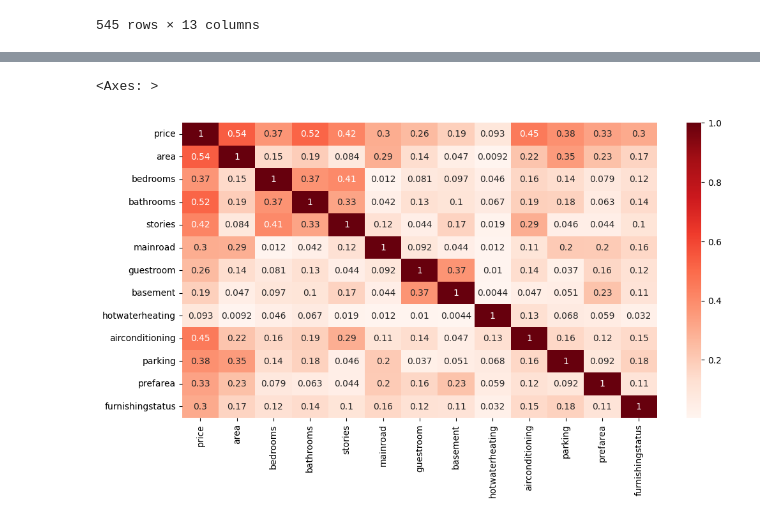
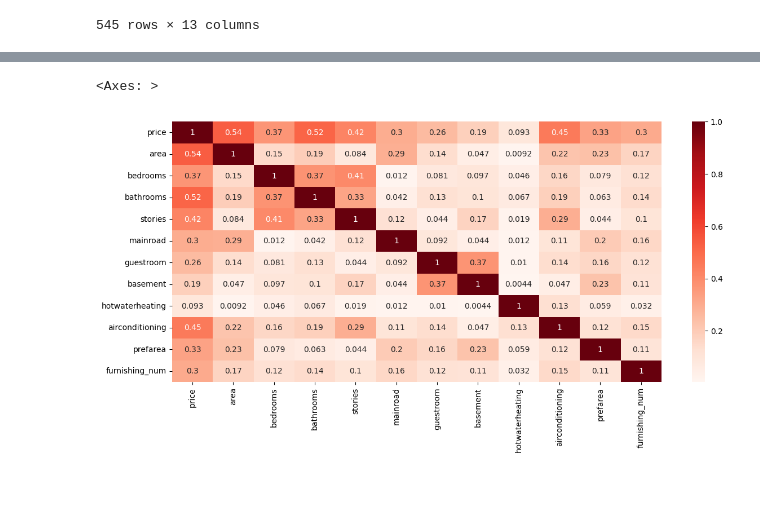
Before and after one commit to Bouji-dev/MachinLearning-Housing-price-Prediction, a Jupyter notebook: housing.ipynb, the cells around one changed output, grey strips where cells are left out. Cells and saved outputs as stored; diff of their text form; code cells hidden in the pictures; blank space fills up the shorter version.

Commit message:
visualization

```diff
--- a/housing.ipynb
+++ b/housing.ipynb
@@ -101,9 +103,6 @@ semi-furnished    227
 unfurnished       178
 furnished         140
 Name: count, dtype: int64
-# %%
-# mapping 'furnishingststus' column to numerical value  (unfurnished : 0, semi-furnished : 1 , furnished : 2)
-df['furnishingstatus'] = df['furnishingstatus'].map({'unfurnished': 0, 'semi-furnished': 1, 'furnished':2})
 # %%
 # mapping categorical columns to numerical by for loop
 for i in binary_columns.columns:
@@ -123,3 +122,12 @@ df
 | 543 | 1750000 | 2910 | 3 | 1 | 1 | 0 | 0 | 0 | 0 | ... |
 | 544 | 1750000 | 3850 | 3 | 1 | 2 | 1 | 0 | 0 | 0 | ... |
 545 rows × 13 columns
+# %%
+# mapping 'furnishingstatus' to numerical
+df['furnishing_num'] = df['furnishingstatus'].map({'unfurnished': 0, 'semi-furnished': 1, 'furnished':2})
+# %%
+# generating a new feature by converting 'area' to 'group_area'
+bins= [1000, 5000, 10000, 20000]
+labels = ['small', 'medium', 'large']
+df['group_area'] = pd.cut(df['area'], bins= bins, labels=labels)
+df
@@ -125,0 +167,6 @@ df
+# %%
+# splitting dataset to two section , cat_df and num_df
+cat_df = df[['furnishingstatus', 'group_area']]
+num_df = df[['price', 'area', 'bedrooms', 'bathrooms', 'stories' ,'mainroad', 'guestroom','basement', 'hotwaterheating', 'airconditioning','prefarea', 'furnishing_num']]
+
+num_df
@@ -144,7 +204,7 @@ df.corr()
 # %%
 # visualizing correlation for better view by heatmap
-plt.figure(figsize=(12, 6))
-sns.heatmap(abs(df.corr()), annot=True, cmap='Reds')
+plt.figure(figsize=(14, 6))
+sns.heatmap(abs(num_df.corr()), annot=True, cmap='Reds')
 # %% [output]
 <Axes: >
-[figure, old version]
+[figure, new version]
```
Also changed, not shown: parts of 17 cells of this notebook.
